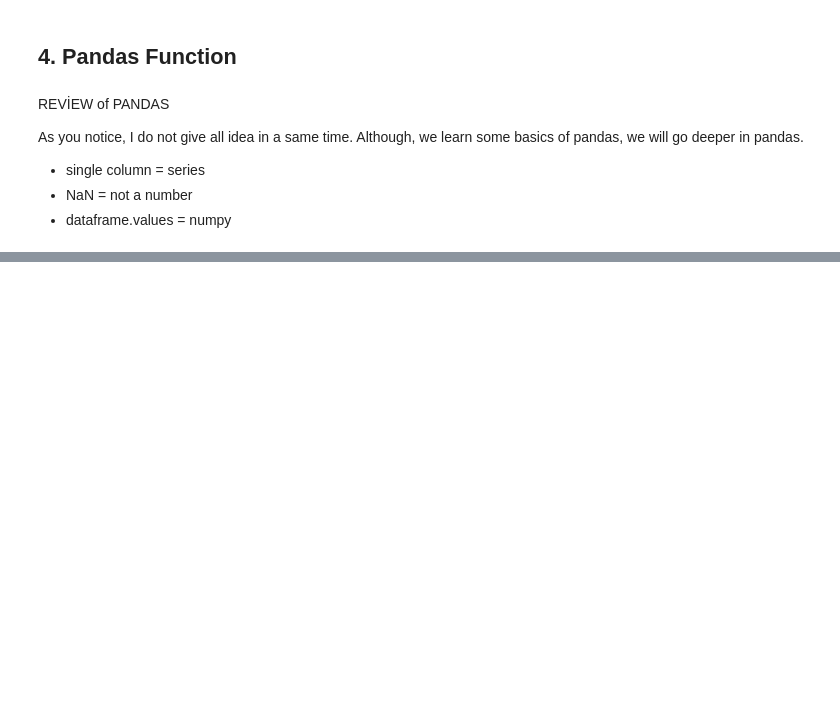
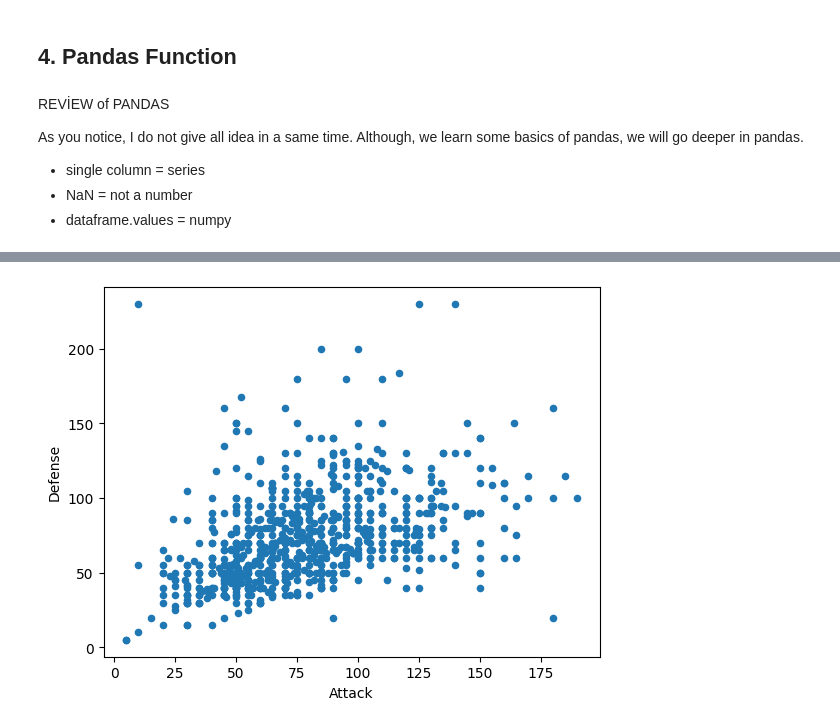
Before and after one commit to TOM-TITO-coder/data_science_first_step, a Jupyter notebook: python-ds/intro.ipynb, the cells around one changed output, grey strips where cells are left out. Saved outputs shown, nothing was run; the diff lists cells and outputs as text; code cells hidden in the pictures; blank space fills up the shorter version.

```diff
--- a/python-ds/intro.ipynb
+++ b/python-ds/intro.ipynb
@@ -947,0 +1005,6 @@ BUILDING DATA FRAMES FROM SCRATCH
+# %%
+# scatter plot
+data1.plot(kind='scatter', x='Attack', y='Defense')
+plt.show()
+# %% [output]
+[figure, added]
```
Also changed, not shown: parts of 64 cells of this notebook, 1 other file.
